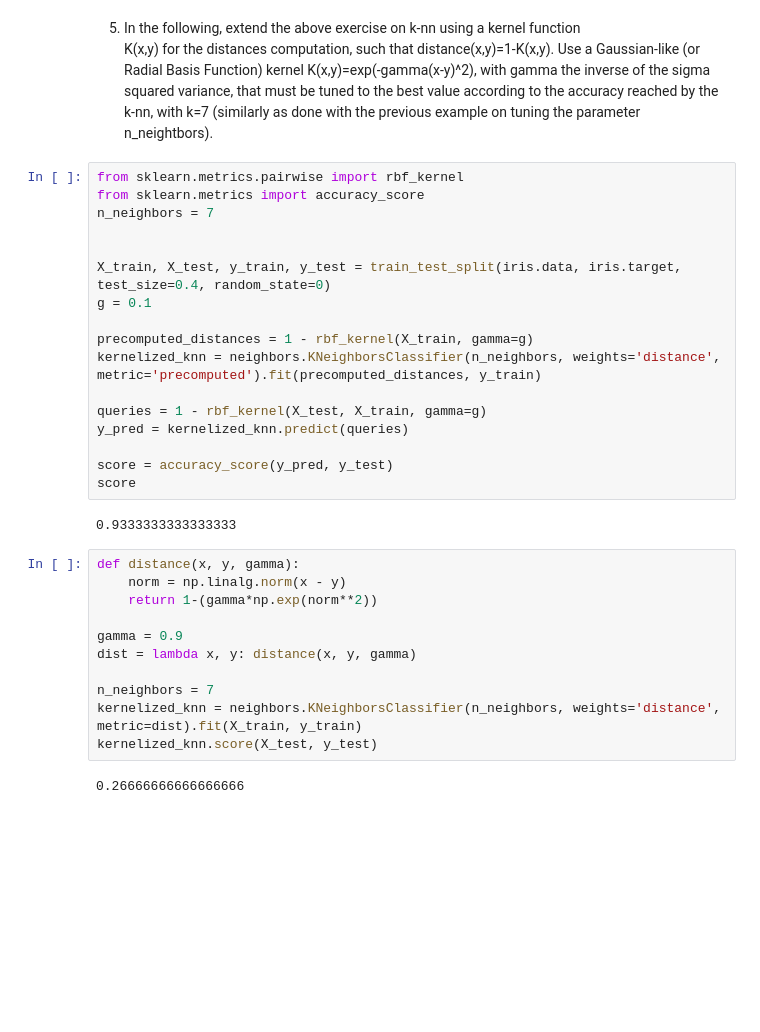
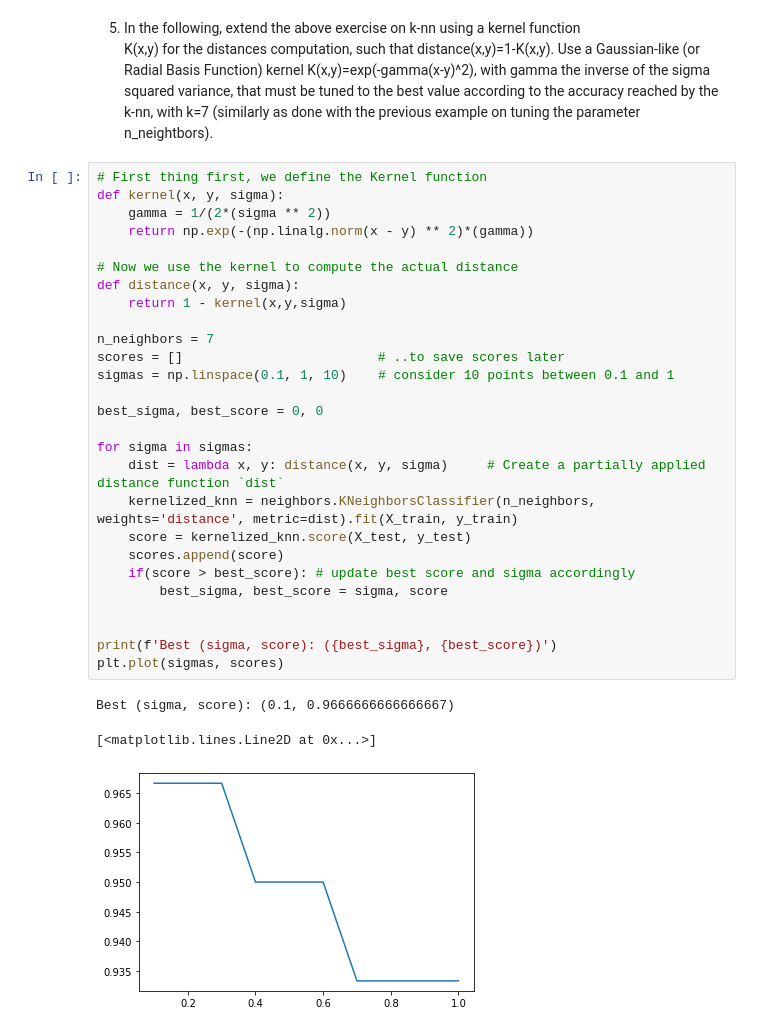
Before and after one commit to ollenurb/uni-dump, a Jupyter notebook: AAut-INF0091/Lab/Distance Based Models/KNN.ipynb, the cells around one changed output. Drawn from its saved outputs; the diff is of its cells as text; blank space fills up the shorter version.

Commit message:
[AAUT] Finished distance based classifiers

```diff
--- a/AAut-INF0091/Lab/Distance Based Models/KNN.ipynb
+++ b/AAut-INF0091/Lab/Distance Based Models/KNN.ipynb
@@ -338,35 +338,34 @@ Text(0.5, 1.0, 'ROC Curve: Tree classifier')
 # %% [markdown]
 5. In the following, extend the above exercise on k-nn using a kernel function
 K(x,y) for the distances computation, such that distance(x,y)=1-K(x,y).    Use a Gaussian-like (or Radial Basis Function) kernel K(x,y)=exp(-gamma(x-y)^2), with gamma the inverse of the sigma squared variance, that must be tuned to the best value according to the accuracy reached by the k-nn, with k=7 (similarly as done with the previous example on tuning the parameter n_neightbors).
-# %%
-from sklearn.metrics.pairwise import rbf_kernel
-from sklearn.metrics import accuracy_score
-n_neighbors = 7
-
-
-X_train, X_test, y_train, y_test = train_test_split(iris.data, iris.target, test_size=0.4, random_state=0)
-g = 0.1
-
-precomputed_distances = 1 - rbf_kernel(X_train, gamma=g)
-kernelized_knn = neighbors.KNeighborsClassifier(n_neighbors, weights='distance', metric='precomputed').fit(precomputed_distances, y_train)
-
-queries = 1 - rbf_kernel(X_test, X_train, gamma=g)
-y_pred = kernelized_knn.predict(queries)
-
-score = accuracy_score(y_pred, y_test)
-score
-# %% [output]
-0.9333333333333333
-# %%
-def distance(x, y, gamma):
-    norm = np.linalg.norm(x - y)
-    return 1-(gamma*np.exp(norm**2))
-
-gamma = 0.9
-dist = lambda x, y: distance(x, y, gamma)
-
-n_neighbors = 7
-kernelized_knn = neighbors.KNeighborsClassifier(n_neighbors, weights='distance', metric=dist).fit(X_train, y_train)
-kernelized_knn.score(X_test, y_test)
-# %% [output]
-0.26666666666666666
+# %%
+# First thing first, we define the Kernel function
+def kernel(x, y, sigma):
+    gamma = 1/(2*(sigma ** 2))
+    return np.exp(-(np.linalg.norm(x - y) ** 2)*(gamma))
+
+# Now we use the kernel to compute the actual distance
+def distance(x, y, sigma):
+    return 1 - kernel(x,y,sigma)
+
+n_neighbors = 7
+scores = []                         # ..to save scores later
+sigmas = np.linspace(0.1, 1, 10)    # consider 10 points between 0.1 and 1
+
+best_sigma, best_score = 0, 0
+
+for sigma in sigmas:
+    dist = lambda x, y: distance(x, y, sigma)     # Create a partially applied distance function `dist`
+    kernelized_knn = neighbors.KNeighborsClassifier(n_neighbors, weights='distance', metric=dist).fit(X_train, y_train)
+    score = kernelized_knn.score(X_test, y_test)
+    scores.append(score)
+    if(score > best_score): # update best score and sigma accordingly
+        best_sigma, best_score = sigma, score
+
+
+print(f'Best (sigma, score): ({best_sigma}, {best_score})')
+plt.plot(sigmas, scores)
+# %% [output]
+Best (sigma, score): (0.1, 0.9666666666666667)
+[<matplotlib.lines.Line2D at 0x...>]
+[figure, added]
```
